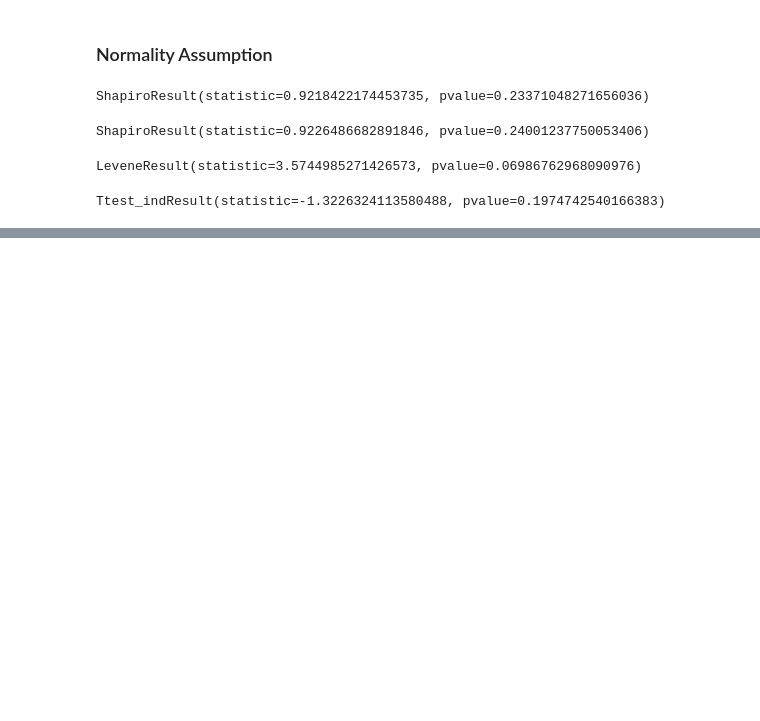
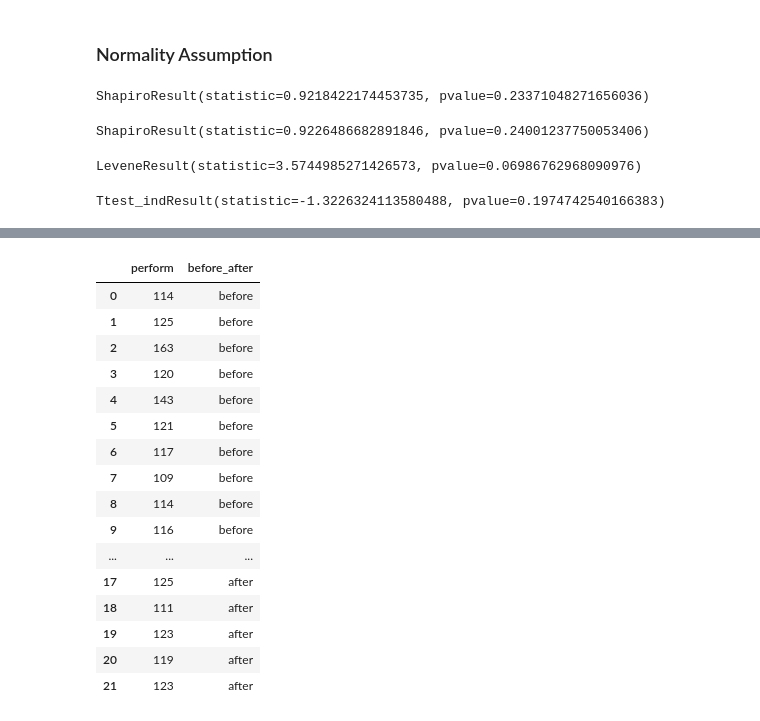
Before and after one commit to Huxoo/python_and_datascience, a Jupyter notebook: 4.Statistics for data science.ipynb, the cells around one changed output, grey strips where cells are left out. Saved outputs shown, nothing was run; the diff lists cells and outputs as text; code cells hidden in the pictures; blank space fills up the shorter version.

```diff
--- a/4.Statistics for data science.ipynb
+++ b/4.Statistics for data science.ipynb
@@ -385,0 +435,22 @@ Ttest_indResult(statistic=-1.3226324113580488, pvalue=0.1974742540166383)
+# %%
+all_data = pd.concat([A,B], ignore_index=True)
+all_data.columns = ["perform", "before_after"]
+all_data
+# %% [output]
+|  | perform | before_after |
+| 0 | 114 | before |
+| 1 | 125 | before |
+| 2 | 163 | before |
+| 3 | 120 | before |
+| 4 | 143 | before |
+| 5 | 121 | before |
+| 6 | 117 | before |
+| 7 | 109 | before |
+| 8 | 114 | before |
+| 9 | 116 | before |
+| ... | ... | ... |
+| 17 | 125 | after |
+| 18 | 111 | after |
+| 19 | 123 | after |
+| 20 | 119 | after |
+| 21 | 123 | after |
```
Also changed, not shown: parts of 9 cells of this notebook.
